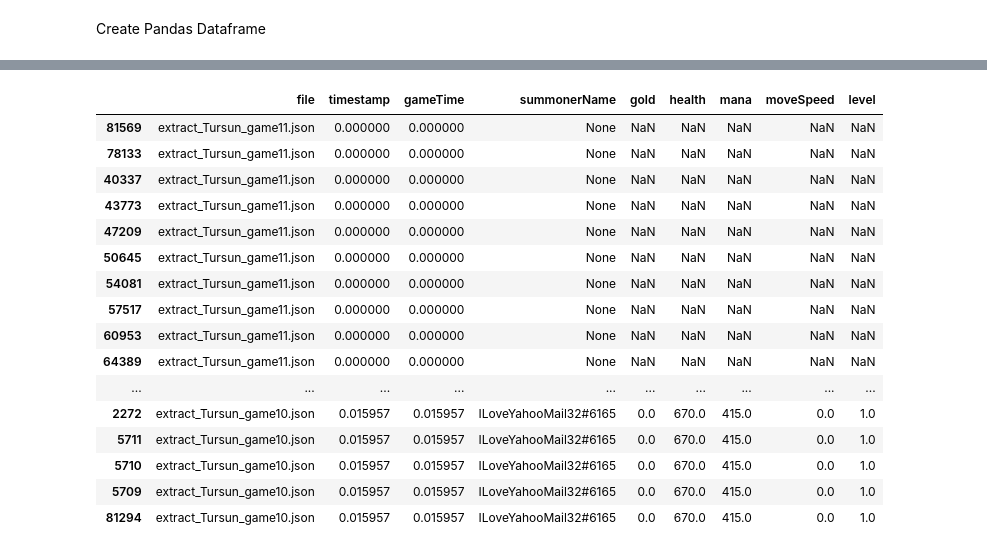
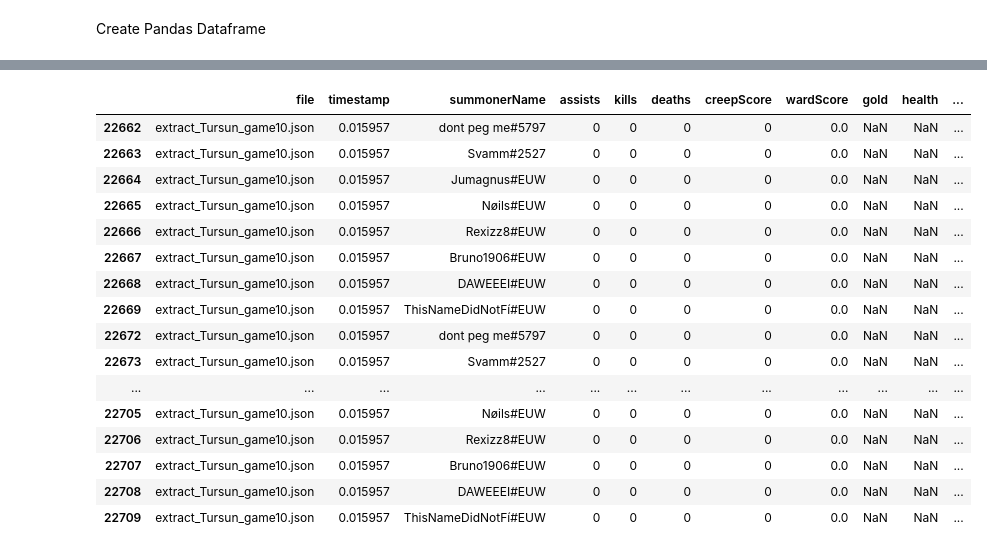
Before and after one commit to EnesSabi/Research_CheatDetection_with_ML, a Jupyter notebook: LiveClient/Live_Client_Dataframe.ipynb, the cells around one changed output, grey strips where cells are left out. Saved outputs shown, nothing was run; the diff lists cells and outputs as text; code cells hidden in the pictures.

```diff
--- a/LiveClient/Live_Client_Dataframe.ipynb
+++ b/LiveClient/Live_Client_Dataframe.ipynb
@@ -14,30 +14,43 @@ all_rows = []
 # %% [markdown]
 Create Pandas Dataframe
 # %%
+all_rows = []
 for file in files:
     with (open(file, "r", encoding="utf-8") as f):
         snapshots = json.load(f)
     for snap in snapshots:
         try:
-            ap = snap["data"].get("activePlayer", {})
-            cs = ap.get("championStats", {})
-            row = {
-                "file": file,
-                "timestamp": snap["timestamp"],
-                "gameTime": snap["data"]["gameData"]["gameTime"],
-                "summonerName": ap.get("summonerName"),
-                "gold": ap.get("currentGold"),
-                "health": cs.get("currentHealth"),
-                "mana": cs.get("resourceValue"),
-                "moveSpeed": cs.get("moveSpeed"),
-                "level": ap.get("level")
-            }
-            all_rows.append(row)
+            activep = snap["data"].get("activePlayer", {})
+            allp = snap["data"].get("allPlayers", [])
+            cs = activep.get("championStats", {})
+
+            for player in allp:
+                is_active = player.get("summonerName") == activep.get(
+                    "summonerName")  #True if activeplayer-Name = allplayer-Name
+                row = {
+                    "file": file,
+                    "timestamp": snap["timestamp"],
+                    "summonerName": player.get("summonerName"),
+                    "assists": player.get("scores", {}).get("assists"),
+                    "kills": player.get("scores", {}).get("kills"),
+                    "deaths": player.get("scores", {}).get("deaths"),
+                    "creepScore": player.get("scores", {}).get("creepScore"),
+                    "wardScore": player.get("scores", {}).get("wardScore"),
+                    "gold": activep.get("currentGold") if is_active else None,
+                    "health": cs.get("currentHealth") if is_active else None,
+                    "mana": cs.get("resourceValue") if is_active else None,
+                    "moveSpeed": cs.get("moveSpeed") if is_active else None,
+                    "level": activep.get("level") if is_active else None
+                }
+
+                all_rows.append(row)
         except KeyError as e:
             print(f"Error {e} in {file}")
 
 df = pd.DataFrame(all_rows)
 
+print(df.dtypes)
+
 df = df.sort_values(by=["timestamp"], ascending=True)
 
 display(df.head(30))
@@ -45,17 +72,17 @@ display(df.head(30))
-|  | file | timestamp | gameTime | summonerName | gold | health | mana | moveSpeed | level |
-| 81569 | extract_Tursun_game11.json | 0.000000 | 0.000000 | None | NaN | NaN | NaN | NaN | NaN |
-| 78133 | extract_Tursun_game11.json | 0.000000 | 0.000000 | None | NaN | NaN | NaN | NaN | NaN |
-| 40337 | extract_Tursun_game11.json | 0.000000 | 0.000000 | None | NaN | NaN | NaN | NaN | NaN |
-| 43773 | extract_Tursun_game11.json | 0.000000 | 0.000000 | None | NaN | NaN | NaN | NaN | NaN |
-| 47209 | extract_Tursun_game11.json | 0.000000 | 0.000000 | None | NaN | NaN | NaN | NaN | NaN |
-| 50645 | extract_Tursun_game11.json | 0.000000 | 0.000000 | None | NaN | NaN | NaN | NaN | NaN |
-| 54081 | extract_Tursun_game11.json | 0.000000 | 0.000000 | None | NaN | NaN | NaN | NaN | NaN |
-| 57517 | extract_Tursun_game11.json | 0.000000 | 0.000000 | None | NaN | NaN | NaN | NaN | NaN |
-| 60953 | extract_Tursun_game11.json | 0.000000 | 0.000000 | None | NaN | NaN | NaN | NaN | NaN |
-| 64389 | extract_Tursun_game11.json | 0.000000 | 0.000000 | None | NaN | NaN | NaN | NaN | NaN |
-| ... | ... | ... | ... | ... | ... | ... | ... | ... | ... |
-| 2272 | extract_Tursun_game10.json | 0.015957 | 0.015957 | ILoveYahooMail32#6165 | 0.0 | 670.0 | 415.0 | 0.0 | 1.0 |
-| 5711 | extract_Tursun_game10.json | 0.015957 | 0.015957 | ILoveYahooMail32#6165 | 0.0 | 670.0 | 415.0 | 0.0 | 1.0 |
-| 5710 | extract_Tursun_game10.json | 0.015957 | 0.015957 | ILoveYahooMail32#6165 | 0.0 | 670.0 | 415.0 | 0.0 | 1.0 |
-| 5709 | extract_Tursun_game10.json | 0.015957 | 0.015957 | ILoveYahooMail32#6165 | 0.0 | 670.0 | 415.0 | 0.0 | 1.0 |
-| 81294 | extract_Tursun_game10.json | 0.015957 | 0.015957 | ILoveYahooMail32#6165 | 0.0 | 670.0 | 415.0 | 0.0 | 1.0 |
+|  | file | timestamp | summonerName | assists | kills | deaths | creepScore | wardScore | gold | health | ... |
+| 22662 | extract_Tursun_game10.json | 0.015957 | dont peg me#5797 | 0 | 0 | 0 | 0 | 0.0 | NaN | NaN | ... |
+| 22663 | extract_Tursun_game10.json | 0.015957 | Svamm#2527 | 0 | 0 | 0 | 0 | 0.0 | NaN | NaN | ... |
+| 22664 | extract_Tursun_game10.json | 0.015957 | Jumagnus#EUW | 0 | 0 | 0 | 0 | 0.0 | NaN | NaN | ... |
+| 22665 | extract_Tursun_game10.json | 0.015957 | Nøils#EUW | 0 | 0 | 0 | 0 | 0.0 | NaN | NaN | ... |
+| 22666 | extract_Tursun_game10.json | 0.015957 | Rexizz8#EUW | 0 | 0 | 0 | 0 | 0.0 | NaN | NaN | ... |
+| 22667 | extract_Tursun_game10.json | 0.015957 | Bruno1906#EUW | 0 | 0 | 0 | 0 | 0.0 | NaN | NaN | ... |
+| 22668 | extract_Tursun_game10.json | 0.015957 | DAWEEEI#EUW | 0 | 0 | 0 | 0 | 0.0 | NaN | NaN | ... |
+| 22669 | extract_Tursun_game10.json | 0.015957 | ThisNameDidNotFí#EUW | 0 | 0 | 0 | 0 | 0.0 | NaN | NaN | ... |
+| 22672 | extract_Tursun_game10.json | 0.015957 | dont peg me#5797 | 0 | 0 | 0 | 0 | 0.0 | NaN | NaN | ... |
+| 22673 | extract_Tursun_game10.json | 0.015957 | Svamm#2527 | 0 | 0 | 0 | 0 | 0.0 | NaN | NaN | ... |
+| ... | ... | ... | ... | ... | ... | ... | ... | ... | ... | ... | ... |
+| 22705 | extract_Tursun_game10.json | 0.015957 | Nøils#EUW | 0 | 0 | 0 | 0 | 0.0 | NaN | NaN | ... |
+| 22706 | extract_Tursun_game10.json | 0.015957 | Rexizz8#EUW | 0 | 0 | 0 | 0 | 0.0 | NaN | NaN | ... |
+| 22707 | extract_Tursun_game10.json | 0.015957 | Bruno1906#EUW | 0 | 0 | 0 | 0 | 0.0 | NaN | NaN | ... |
+| 22708 | extract_Tursun_game10.json | 0.015957 | DAWEEEI#EUW | 0 | 0 | 0 | 0 | 0.0 | NaN | NaN | ... |
+| 22709 | extract_Tursun_game10.json | 0.015957 | ThisNameDidNotFí#EUW | 0 | 0 | 0 | 0 | 0.0 | NaN | NaN | ... |
```
Also changed, not shown: parts of 4 cells of this notebook, 1 other file.
